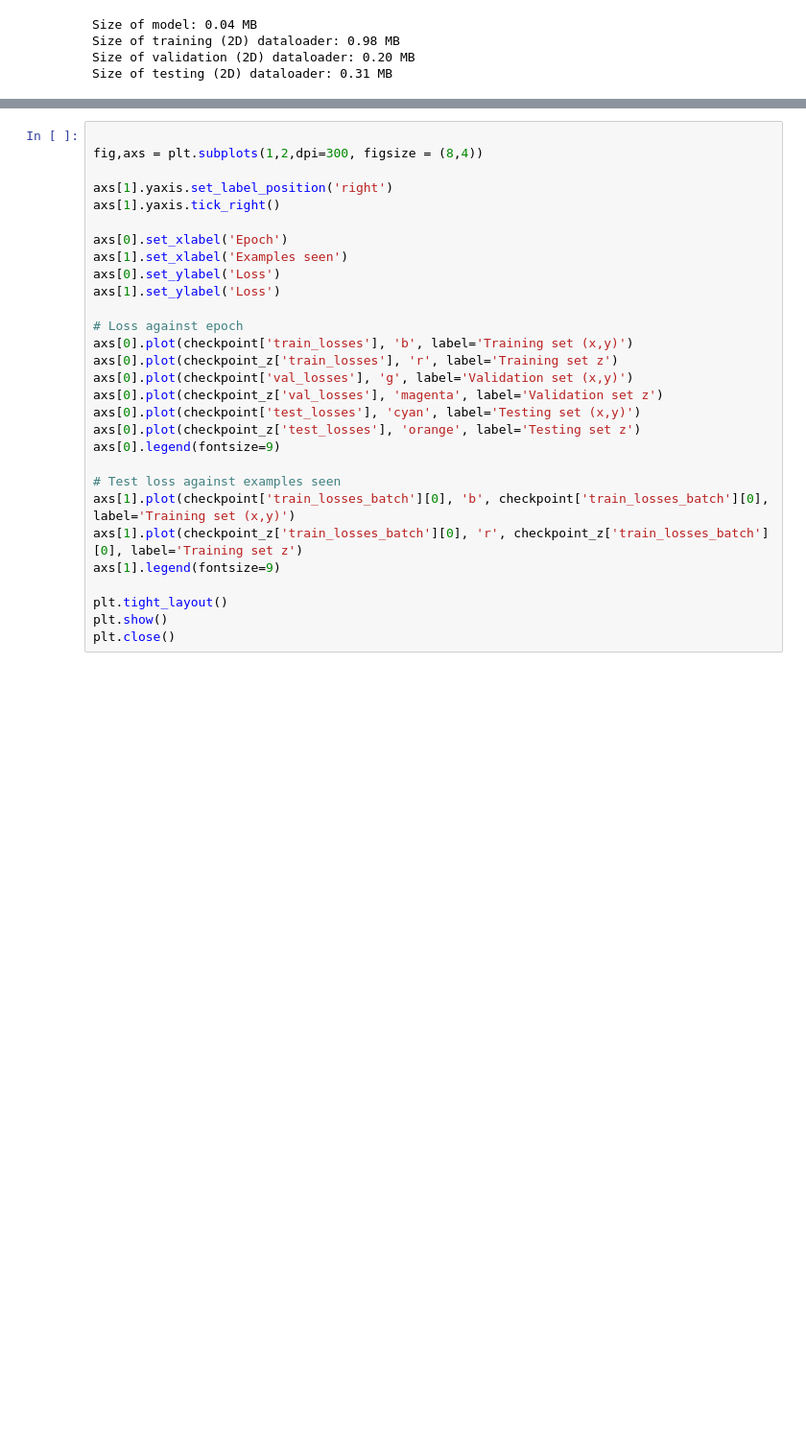
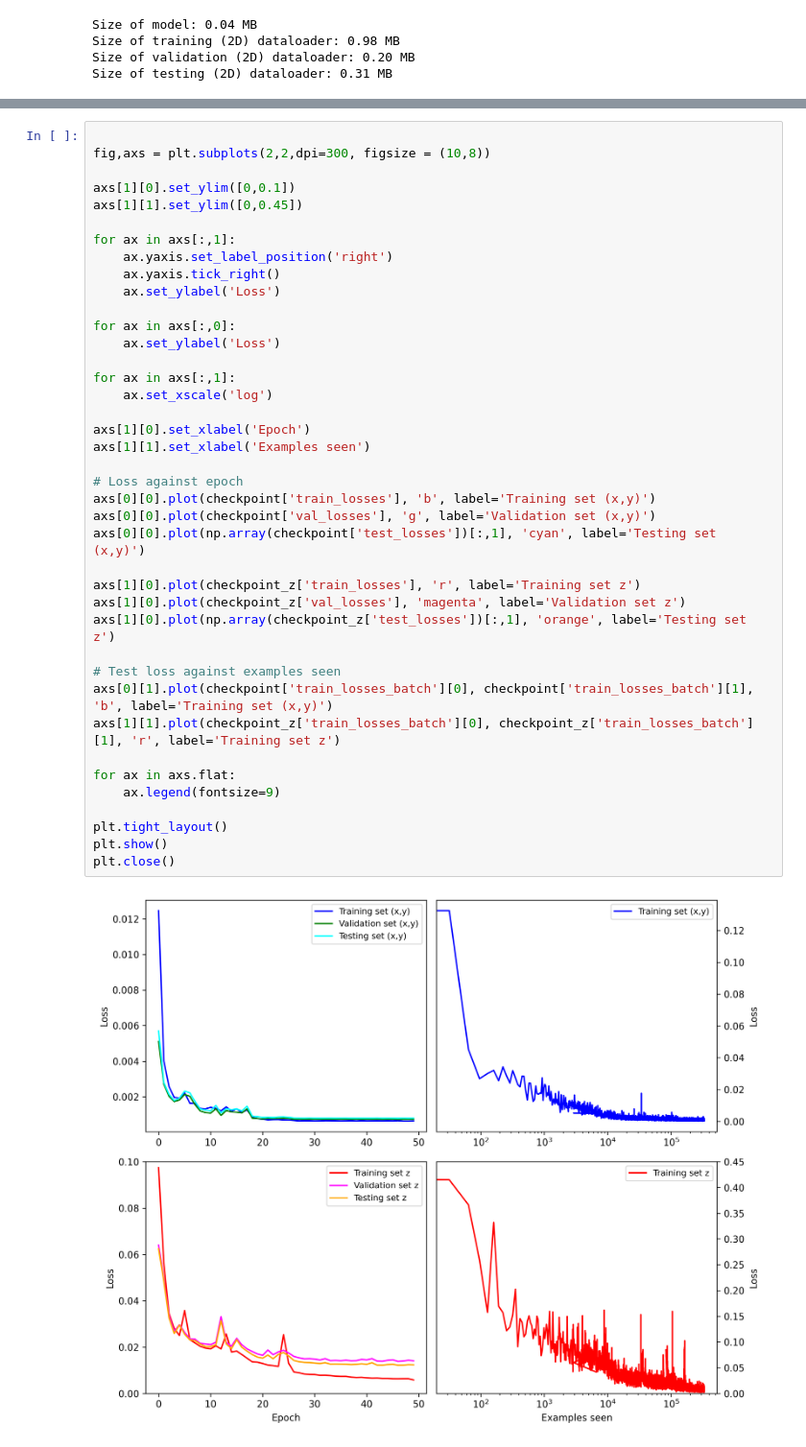
Before and after one commit to tomasrigom/CubeSat_pytorch, a Jupyter notebook: CubeSat_pytorch_jupyter.ipynb, the cells around one changed output, grey strips where cells are left out. Shown at 96% size. Saved outputs shown, nothing was run; the diff lists cells and outputs as text; blank space fills up the shorter version.

```diff
--- a/CubeSat_pytorch_jupyter.ipynb
+++ b/CubeSat_pytorch_jupyter.ipynb
@@ -655,29 +721,42 @@ with torch.no_grad() and autocast(device_type=device_str):
 # %%
 
-fig,axs = plt.subplots(1,2,dpi=300, figsize = (8,4))
+fig,axs = plt.subplots(2,2,dpi=300, figsize = (10,8))
 
-axs[1].yaxis.set_label_position('right')
-axs[1].yaxis.tick_right()
+axs[1][0].set_ylim([0,0.1])
+axs[1][1].set_ylim([0,0.45])
 
-axs[0].set_xlabel('Epoch')
-axs[1].set_xlabel('Examples seen')
-axs[0].set_ylabel('Loss')
-axs[1].set_ylabel('Loss')
+for ax in axs[:,1]:
+    ax.yaxis.set_label_position('right')
+    ax.yaxis.tick_right()
+    ax.set_ylabel('Loss')
+
+for ax in axs[:,0]:
+    ax.set_ylabel('Loss')
+
+for ax in axs[:,1]:
+    ax.set_xscale('log')
+
+axs[1][0].set_xlabel('Epoch')
+axs[1][1].set_xlabel('Examples seen')
 
 # Loss against epoch
-axs[0].plot(checkpoint['train_losses'], 'b', label='Training set (x,y)')
-axs[0].plot(checkpoint_z['train_losses'], 'r', label='Training set z')
-axs[0].plot(checkpoint['val_losses'], 'g', label='Validation set (x,y)')
-axs[0].plot(checkpoint_z['val_losses'], 'magenta', label='Validation set z')
-axs[0].plot(checkpoint['test_losses'], 'cyan', label='Testing set (x,y)')
-axs[0].plot(checkpoint_z['test_losses'], 'orange', label='Testing set z')
-axs[0].legend(fontsize=9)
+axs[0][0].plot(checkpoint['train_losses'], 'b', label='Training set (x,y)')
+axs[0][0].plot(checkpoint['val_losses'], 'g', label='Validation set (x,y)')
+axs[0][0].plot(np.array(checkpoint['test_losses'])[:,1], 'cyan', label='Testing set (x,y)')
+
+axs[1][0].plot(checkpoint_z['train_losses'], 'r', label='Training set z')
+axs[1][0].plot(checkpoint_z['val_losses'], 'magenta', label='Validation set z')
+axs[1][0].plot(np.array(checkpoint_z['test_losses'])[:,1], 'orange', label='Testing set z')
 
 # Test loss against examples seen
-axs[1].plot(checkpoint['train_losses_batch'][0], 'b', checkpoint['train_losses_batch'][0], label='Training set (x,y)')
-axs[1].plot(checkpoint_z['train_losses_batch'][0], 'r', checkpoint_z['train_losses_batch'][0], label='Training set z')
-axs[1].legend(fontsize=9)
+axs[0][1].plot(checkpoint['train_losses_batch'][0], checkpoint['train_losses_batch'][1], 'b', label='Training set (x,y)')
+axs[1][1].plot(checkpoint_z['train_losses_batch'][0], checkpoint_z['train_losses_batch'][1], 'r', label='Training set z')
+
+for ax in axs.flat:
+    ax.legend(fontsize=9)
 
 plt.tight_layout()
 plt.show()
 plt.close()
+# %% [output]
+[figure, added]
```
Also changed, not shown: parts of 25 cells of this notebook, 2 other files.
